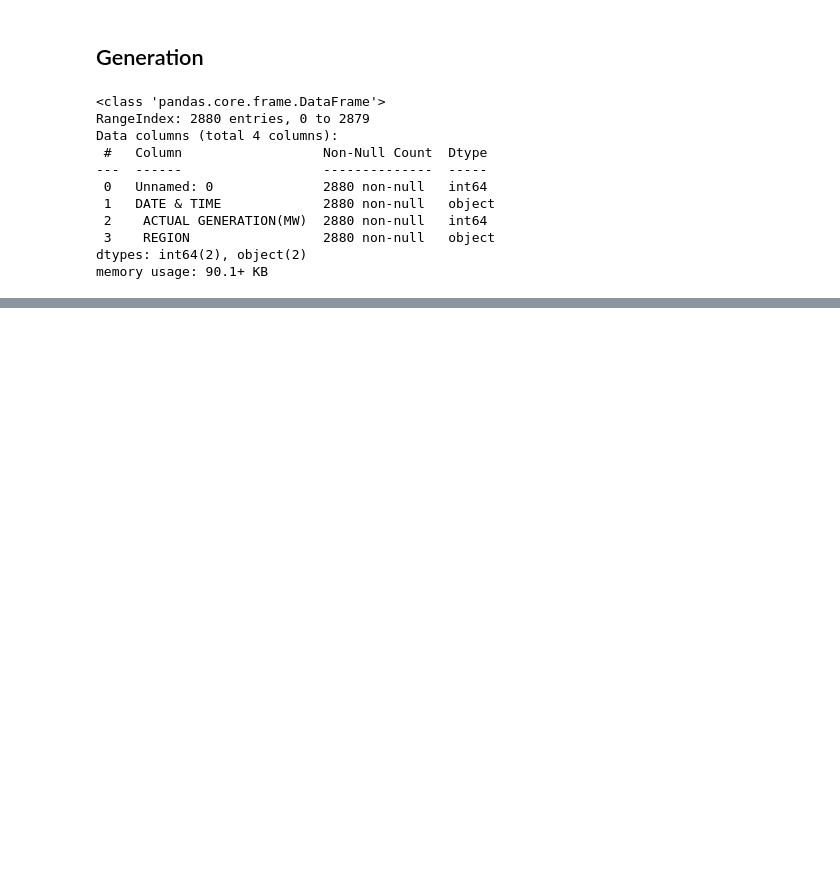
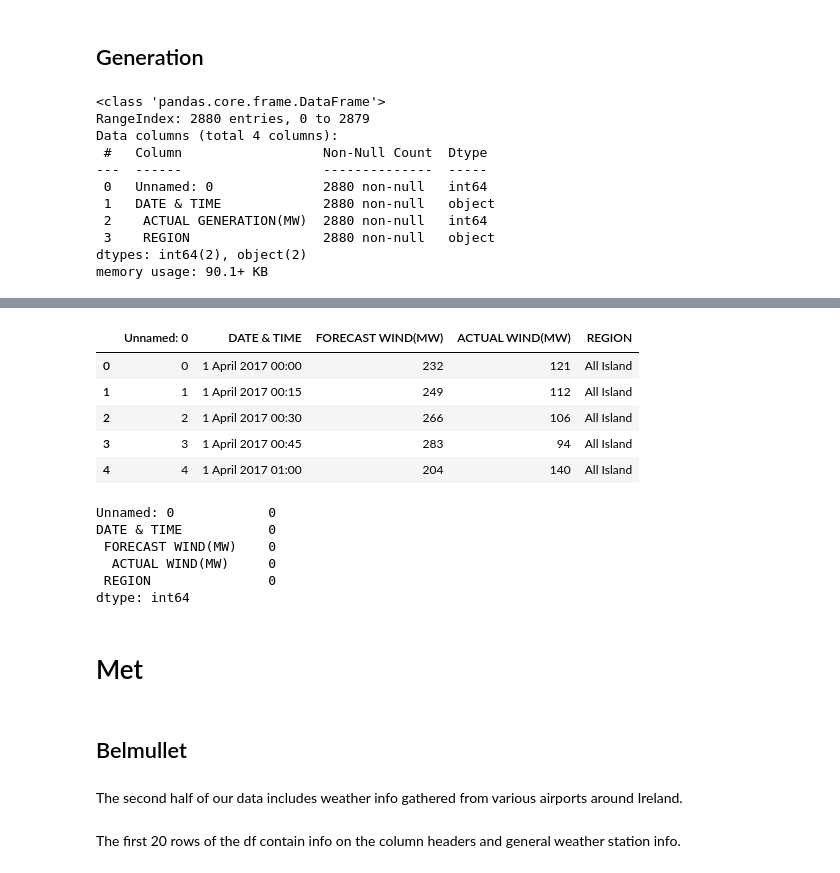
Before and after one commit to jmoro0408/Excess-Energy-Prediction, a Jupyter notebook: 1_data_inspection.ipynb, the cells around one changed output, grey strips where cells are left out. Saved outputs shown, nothing was run; the diff lists cells and outputs as text; code cells hidden in the pictures; blank space fills up the shorter version.

```diff
--- a/1_data_inspection.ipynb
+++ b/1_data_inspection.ipynb
@@ -194,0 +212,4 @@ memory usage: 90.1+ KB
+# %%
+#getting first generationActual blob name
+wind_actual_blob_name = [x for x in blobs if 'windActual' in x][0]
+wind_actual_df = read_blob_to_pandas(bucket_name, wind_actual_blob_name)
@@ -194,0 +231,24 @@ memory usage: 90.1+ KB
+# %%
+wind_actual_df.head()
+# %% [output]
+|  | Unnamed: 0 | DATE & TIME | FORECAST WIND(MW) | ACTUAL WIND(MW) | REGION |
+| 0 | 0 | 1 April 2017 00:00 | 232 | 121 | All Island |
+| 1 | 1 | 1 April 2017 00:15 | 249 | 112 | All Island |
+| 2 | 2 | 1 April 2017 00:30 | 266 | 106 | All Island |
+| 3 | 3 | 1 April 2017 00:45 | 283 | 94 | All Island |
+| 4 | 4 | 1 April 2017 01:00 | 204 | 140 | All Island |
+# %%
+wind_actual_df.isna().sum()
+# %% [output]
+Unnamed: 0            0
+DATE & TIME           0
+ FORECAST WIND(MW)    0
+  ACTUAL WIND(MW)     0
+ REGION               0
+dtype: int64
+# %% [markdown]
+# Met
+# %% [markdown]
+## Belmullet
+# %% [markdown]
+The second half of our data includes weather info gathered from various airports around Ireland.
@@ -194,0 +259,2 @@ memory usage: 90.1+ KB
+# %% [markdown]
+The first 20 rows of the df contain info on the column headers and general weather station info.
```
Also changed, not shown: parts of 19 cells of this notebook.
